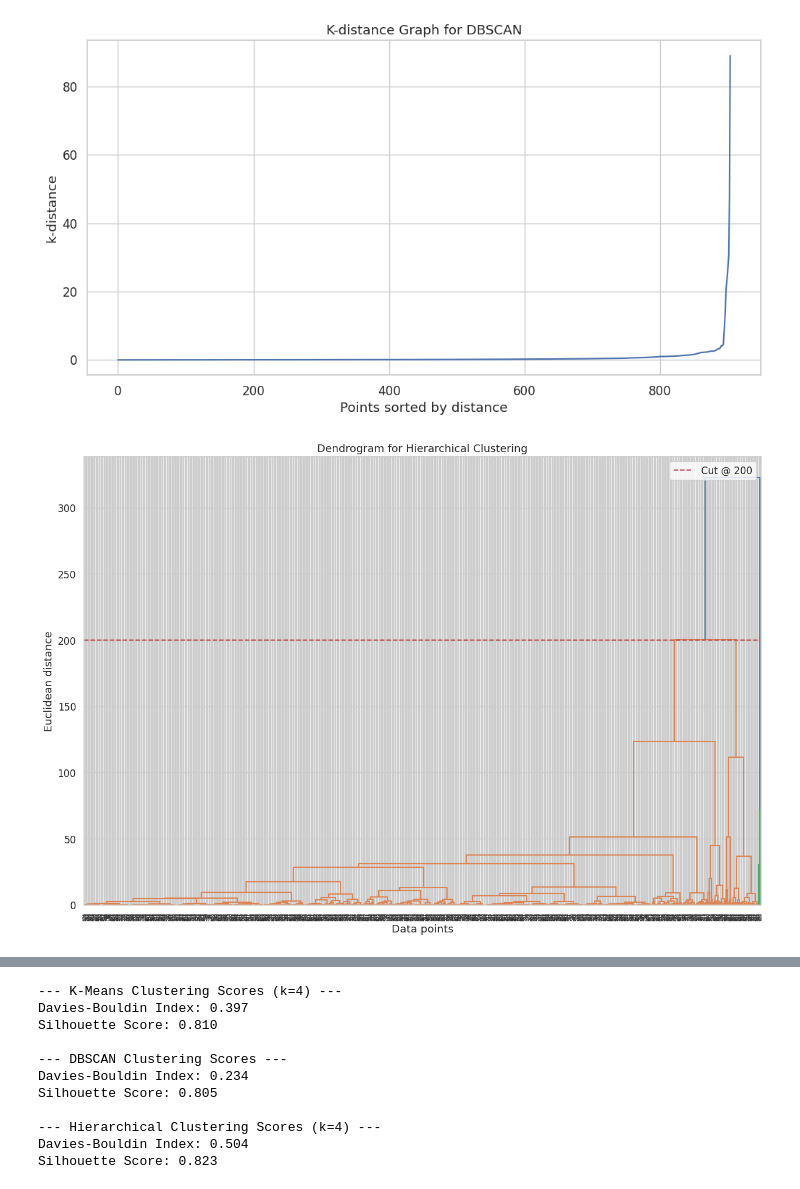
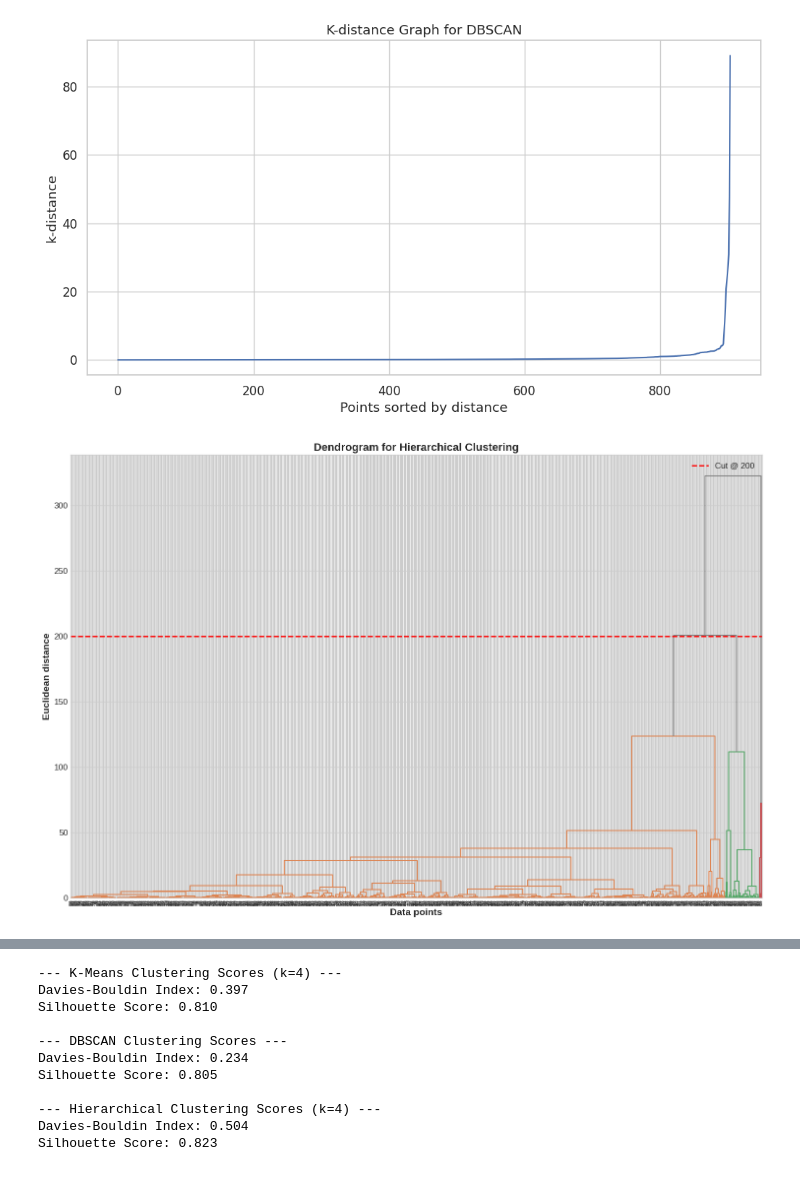
Before and after one commit to kibenjenga/Data-Visualizatio, a Jupyter notebook: Machine_Learning_COM7022_[4037].ipynb, the cells around one changed output, grey strips where cells are left out. Saved outputs shown, nothing was run; the diff lists cells and outputs as text; code cells hidden in the pictures.

```diff
--- a/Machine_Learning_COM7022_[4037].ipynb
+++ b/Machine_Learning_COM7022_[4037].ipynb
@@ -12,6 +12,7 @@ import re
 import matplotlib.pyplot as plt
 import seaborn as sns
 sns.set(style="whitegrid", font_scale=1.2)
+sns.set_style("whitegrid")
 
 # Preprocessing
 from sklearn.preprocessing import StandardScaler, RobustScaler, OneHotEncoder
@@ -859,22 +860,36 @@ plt.show()
 # %% [output]
 [figure]
 # %%
-# Compute the linkage matrix using the ward method
 linked = linkage(X_scaled_imputed, method='ward')
+
+# Desiging the Dendogram Plot
+plt.style.use('seaborn-v0_8-whitegrid')
+plt.rcParams['font.size'] = 12
+plt.rcParams['axes.labelweight'] = 'bold'
+plt.rcParams['lines.linewidth'] = 1.5
 
 # Plot the dendrogram
 plt.figure(figsize=(15, 10))
 dendrogram(linked,
            orientation='top',
            distance_sort='descending',
-           show_leaf_counts=True)
-plt.title('Dendrogram for Hierarchical Clustering')
-plt.xlabel('Data points')
-plt.ylabel('Euclidean distance')
+           show_leaf_counts=True,
+           color_threshold=200,
+           above_threshold_color='grey')
+
+plt.title('Dendrogram for Hierarchical Clustering', fontsize=16, fontweight='bold')
+plt.xlabel('Data points', fontsize=14)
+plt.ylabel('Euclidean distance', fontsize=14)
 
 cut_distance = 200
-plt.axhline(y=cut_distance, color='r', linestyle='--', label=f'Cut @ {cut_distance}')
+plt.axhline(y=cut_distance,
+            color='red',
+            linestyle='--',
+            linewidth=2,
+            label=f'Cut @ {cut_distance}')
+
 plt.legend()
+plt.tight_layout()
 plt.show()
 # %% [output]
-[figure, old version]
+[figure, new version]
```
Also changed, not shown: parts of 6 cells of this notebook.
